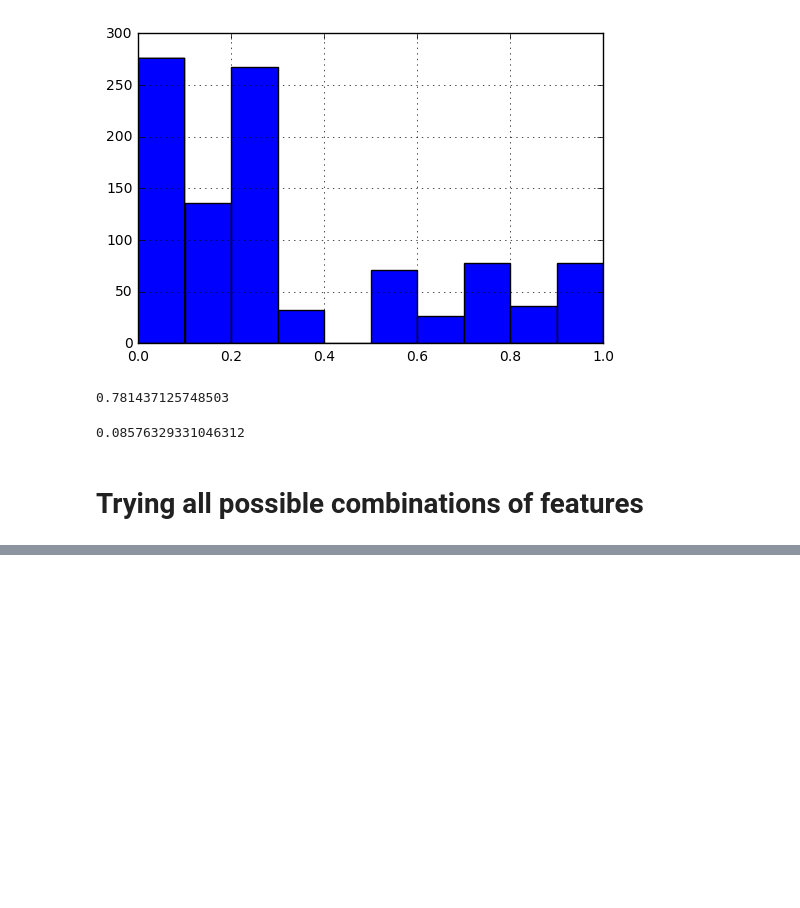
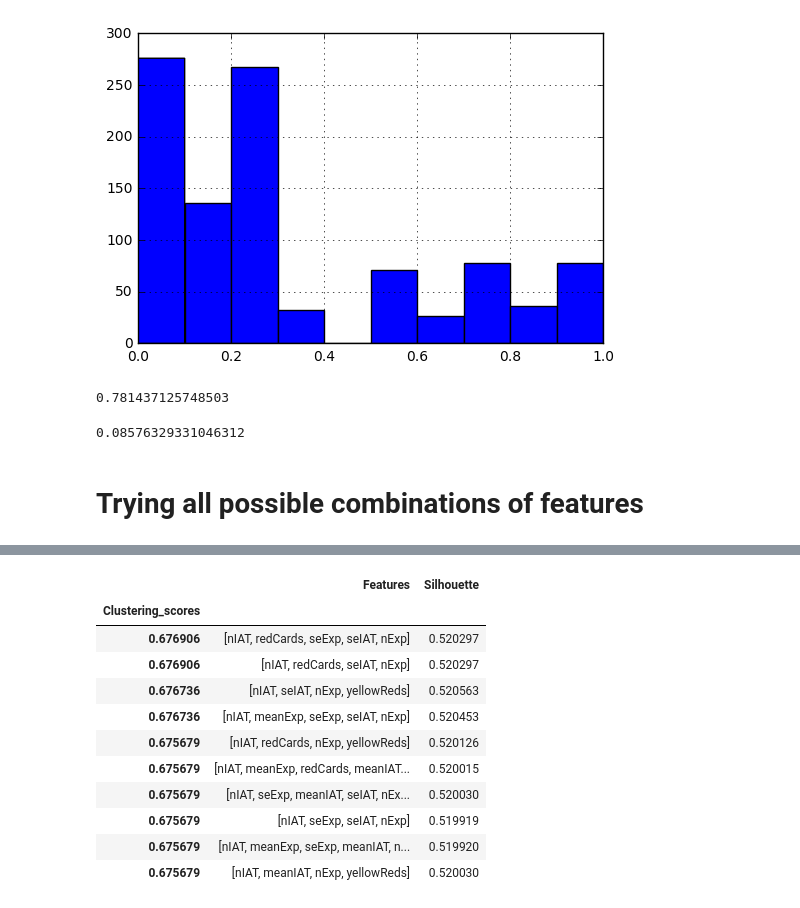
Before and after one commit to ireneu/ada, a Jupyter notebook: HW04/Task2 .ipynb, the cells around one changed output, grey strips where cells are left out. Saved outputs shown, nothing was run; the diff lists cells and outputs as text; code cells hidden in the pictures; blank space fills up the shorter version.

```diff
--- a/HW04/Task2 .ipynb
+++ b/HW04/Task2 .ipynb
@@ -310,0 +279,3 @@ KeyError: 'Clustering_scores'
+# %%
+drop_feats = ['nIAT','meanExp','yellowCards','redCards','seExp','meanIAT','seIAT','nExp','yellowReds']
+all_combinations = generate_feature_combinations(drop_feats)
@@ -310,0 +307,2 @@ KeyError: 'Clustering_scores'
+# %%
+result1 = compute_all_combinations(all_combinations, noiseless_table)
@@ -310,0 +319,15 @@ KeyError: 'Clustering_scores'
+# %%
+result1.head(10)
+# %% [output]
+|  | Features | Silhouette |
+| Clustering_scores |  |  |
+| 0.676906 | [nIAT, redCards, seExp, seIAT, nExp] | 0.520297 |
+| 0.676906 | [nIAT, redCards, seIAT, nExp] | 0.520297 |
+| 0.676736 | [nIAT, seIAT, nExp, yellowReds] | 0.520563 |
+| 0.676736 | [nIAT, meanExp, seExp, seIAT, nExp] | 0.520453 |
+| 0.675679 | [nIAT, redCards, nExp, yellowReds] | 0.520126 |
+| 0.675679 | [nIAT, meanExp, redCards, meanIAT... | 0.520015 |
+| 0.675679 | [nIAT, seExp, meanIAT, seIAT, nEx... | 0.520030 |
+| 0.675679 | [nIAT, seExp, seIAT, nExp] | 0.519919 |
+| 0.675679 | [nIAT, meanExp, seExp, meanIAT, n... | 0.519920 |
+| 0.675679 | [nIAT, meanIAT, nExp, yellowReds] | 0.520030 |
```
Also changed, not shown: parts of 14 cells of this notebook.
